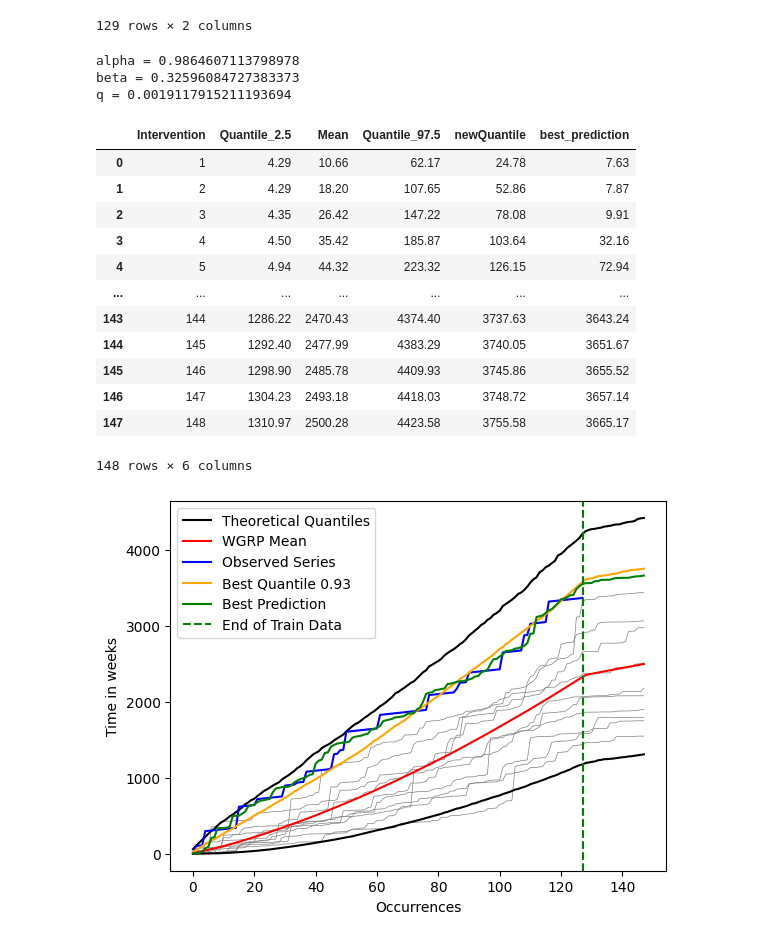
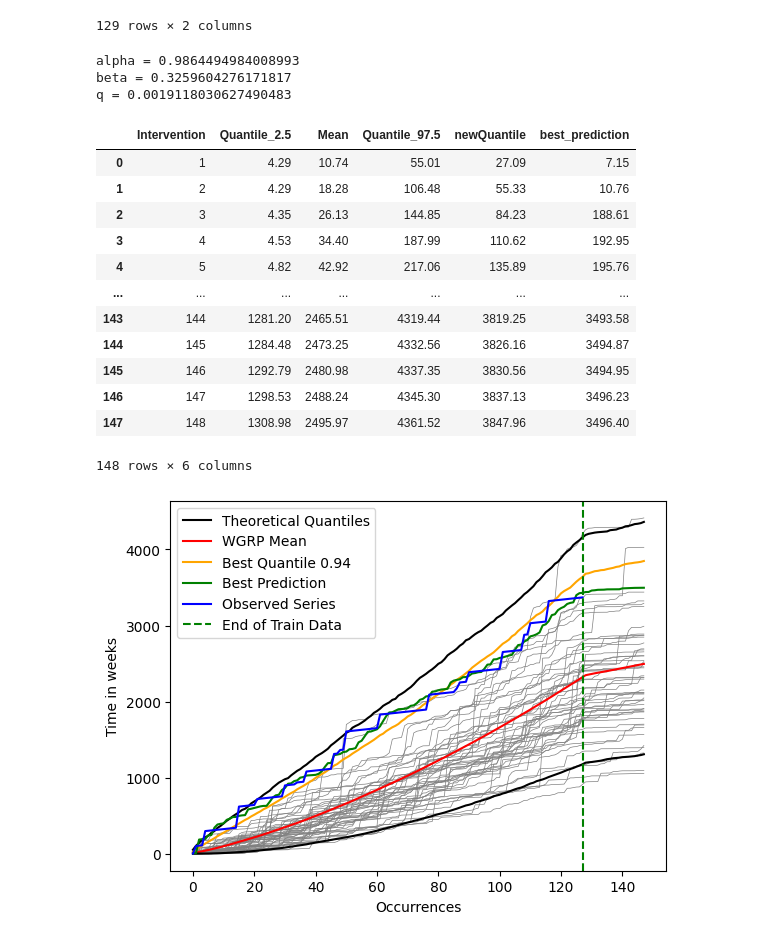
Before and after one commit to danttis/wgrp, a Jupyter notebook: Example_of_use.ipynb, the cells around one changed output. Saved outputs shown, nothing was run; the diff lists cells and outputs as text; code cells hidden in the pictures.

```diff
--- a/Example_of_use.ipynb
+++ b/Example_of_use.ipynb
@@ -196,7 +270,7 @@ data3
 129 rows × 2 columns
 # %%
 # adjusting the WGRP models
-wgrp3.fit(data3, time_unit='weeks', cumulative=False, optimizer='sa')
+wgrp3.fit(data3, time_unit='weeks', cumulative=False)
 # %%
 # Predict future events mean
 predict  = wgrp3.predict(n_forecasts = 20, random_series=10000, top_n_series=3)
@@ -204,23 +278,23 @@ predict  = wgrp3.predict(n_forecasts = 20, random_series=10000, top_n_series=3)
 # all predictions
 wgrp3.predictions['dataframe']
 # %% [output]
-alpha = 0.9864607113798978
-beta = 0.32596084727383373
-q = 0.0019117915211193694
+alpha = 0.9864494984008993
+beta = 0.3259604276171817
+q = 0.0019118030627490483
 |  | Intervention | Quantile_2.5 | Mean | Quantile_97.5 | newQuantile | best_prediction |
-| 0 | 1 | 4.29 | 10.66 | 62.17 | 24.78 | 7.63 |
-| 1 | 2 | 4.29 | 18.20 | 107.65 | 52.86 | 7.87 |
-| 2 | 3 | 4.35 | 26.42 | 147.22 | 78.08 | 9.91 |
-| 3 | 4 | 4.50 | 35.42 | 185.87 | 103.64 | 32.16 |
-| 4 | 5 | 4.94 | 44.32 | 223.32 | 126.15 | 72.94 |
+| 0 | 1 | 4.29 | 10.74 | 55.01 | 27.09 | 7.15 |
+| 1 | 2 | 4.29 | 18.28 | 106.48 | 55.33 | 10.76 |
+| 2 | 3 | 4.35 | 26.13 | 144.85 | 84.23 | 188.61 |
+| 3 | 4 | 4.53 | 34.40 | 187.99 | 110.62 | 192.95 |
+| 4 | 5 | 4.82 | 42.92 | 217.06 | 135.89 | 195.76 |
 | ... | ... | ... | ... | ... | ... | ... |
-| 143 | 144 | 1286.22 | 2470.43 | 4374.40 | 3737.63 | 3643.24 |
-| 144 | 145 | 1292.40 | 2477.99 | 4383.29 | 3740.05 | 3651.67 |
-| 145 | 146 | 1298.90 | 2485.78 | 4409.93 | 3745.86 | 3655.52 |
-| 146 | 147 | 1304.23 | 2493.18 | 4418.03 | 3748.72 | 3657.14 |
-| 147 | 148 | 1310.97 | 2500.28 | 4423.58 | 3755.58 | 3665.17 |
+| 143 | 144 | 1281.20 | 2465.51 | 4319.44 | 3819.25 | 3493.58 |
+| 144 | 145 | 1284.48 | 2473.25 | 4332.56 | 3826.16 | 3494.87 |
+| 145 | 146 | 1292.79 | 2480.98 | 4337.35 | 3830.56 | 3494.95 |
+| 146 | 147 | 1298.53 | 2488.24 | 4345.30 | 3837.13 | 3496.23 |
+| 147 | 148 | 1308.98 | 2495.97 | 4361.52 | 3847.96 | 3496.40 |
 148 rows × 6 columns
 # %%
-wgrp3.plot(n_random_series=10)
+wgrp3.plot(n_random_series=50)
 # %% [output]
-[figure, old version]
+[figure, new version]
```
Also changed, not shown: parts of 11 cells of this notebook, 10 other files.
